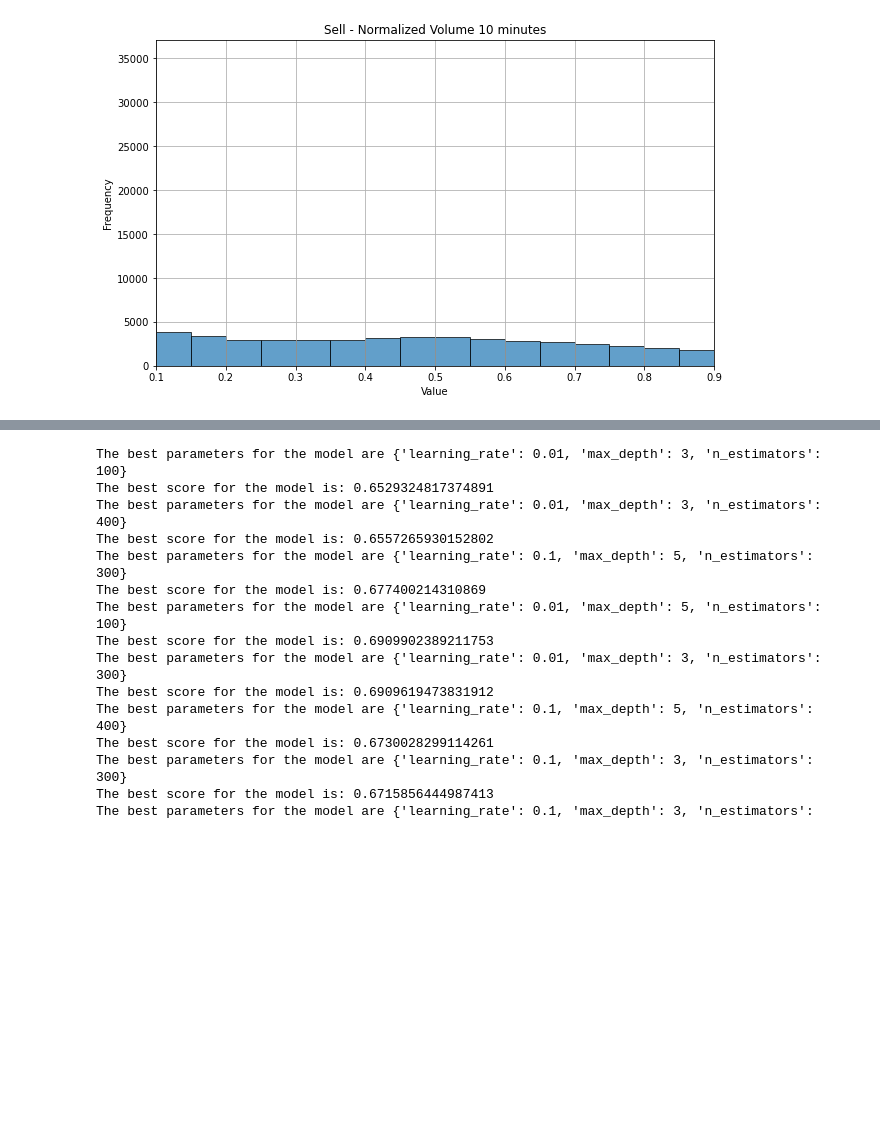
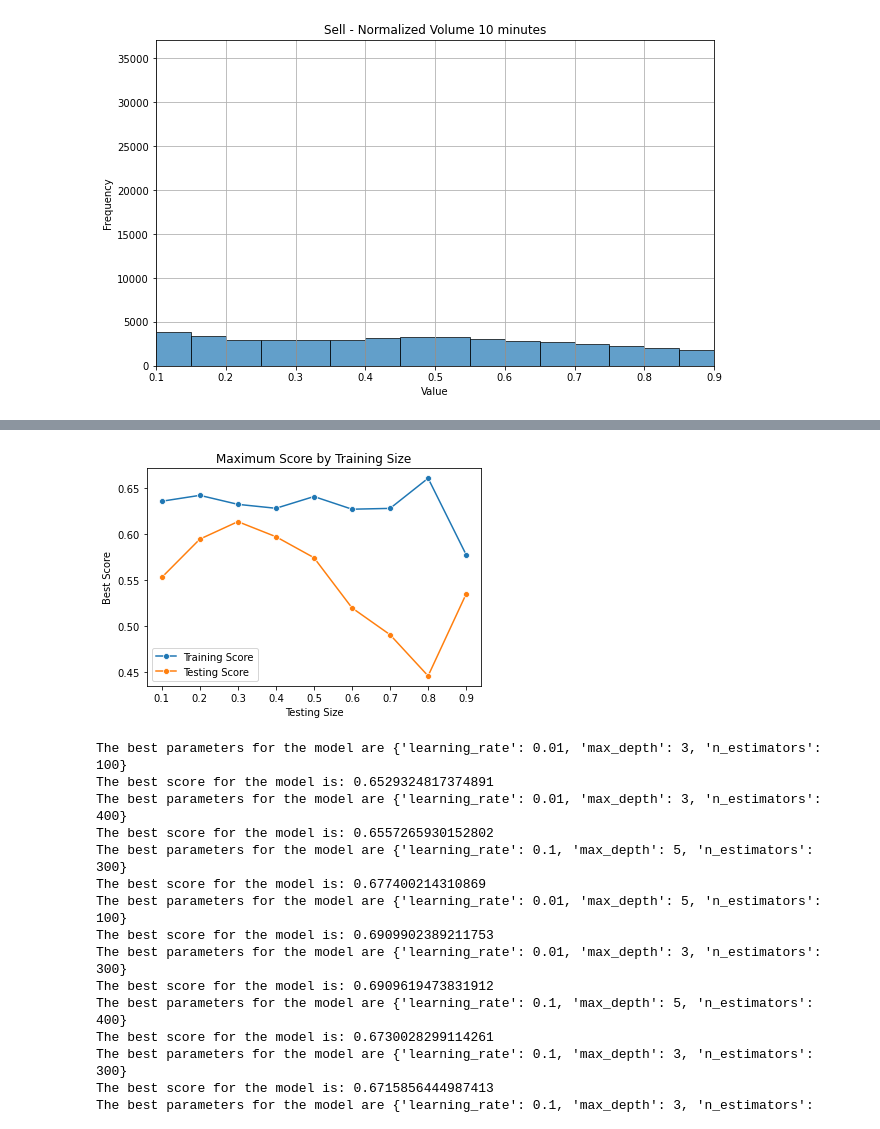
Before and after one commit to cofsthun3/Supervised-Learning, a Jupyter notebook: hw1.ipynb, the cells around one changed output, grey strips where cells are left out. Cells and saved outputs as stored; diff of their text form; code cells hidden in the pictures; blank space fills up the shorter version.

```diff
--- a/hw1.ipynb
+++ b/hw1.ipynb
@@ -327,5 +372,7 @@ plot_metric(svm_buy_results, 'gamma')
 # %%
-plot_training_size(svm_buy_results)
+plot_testing_size(svm_buy_results)
+# %% [output]
+[figure, added]
 # %%
 # Define the parameter grid
 param_grid = {
```
Also changed, not shown: parts of 16 cells of this notebook.
